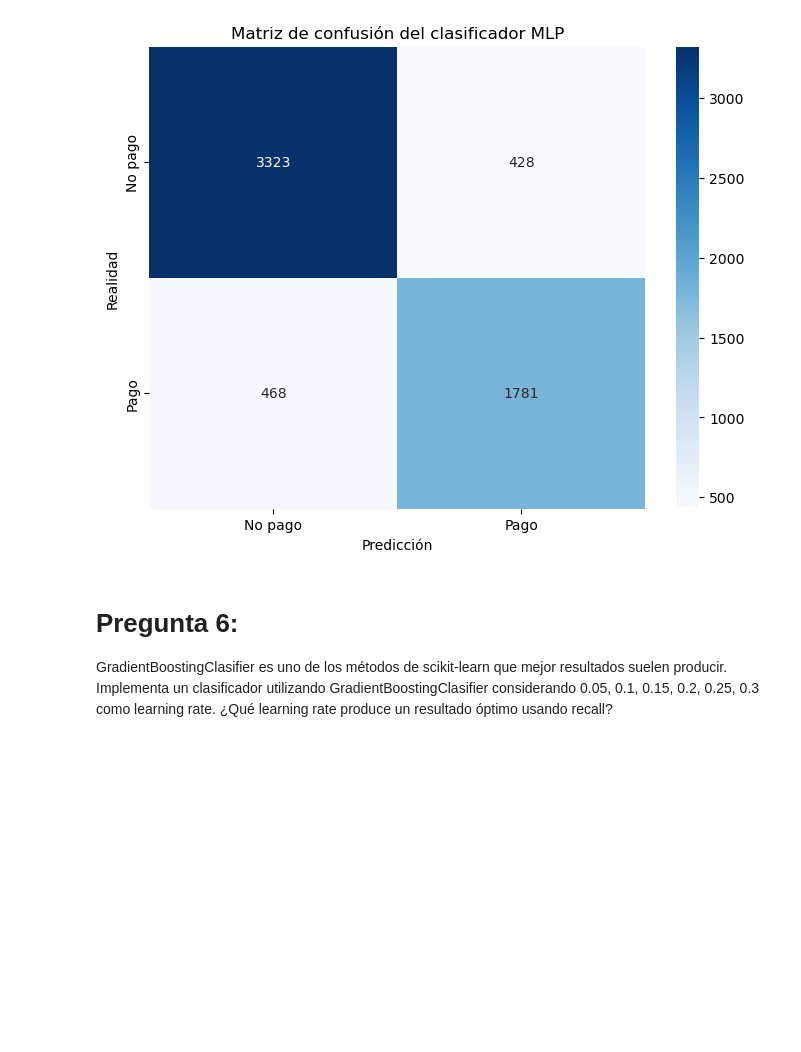
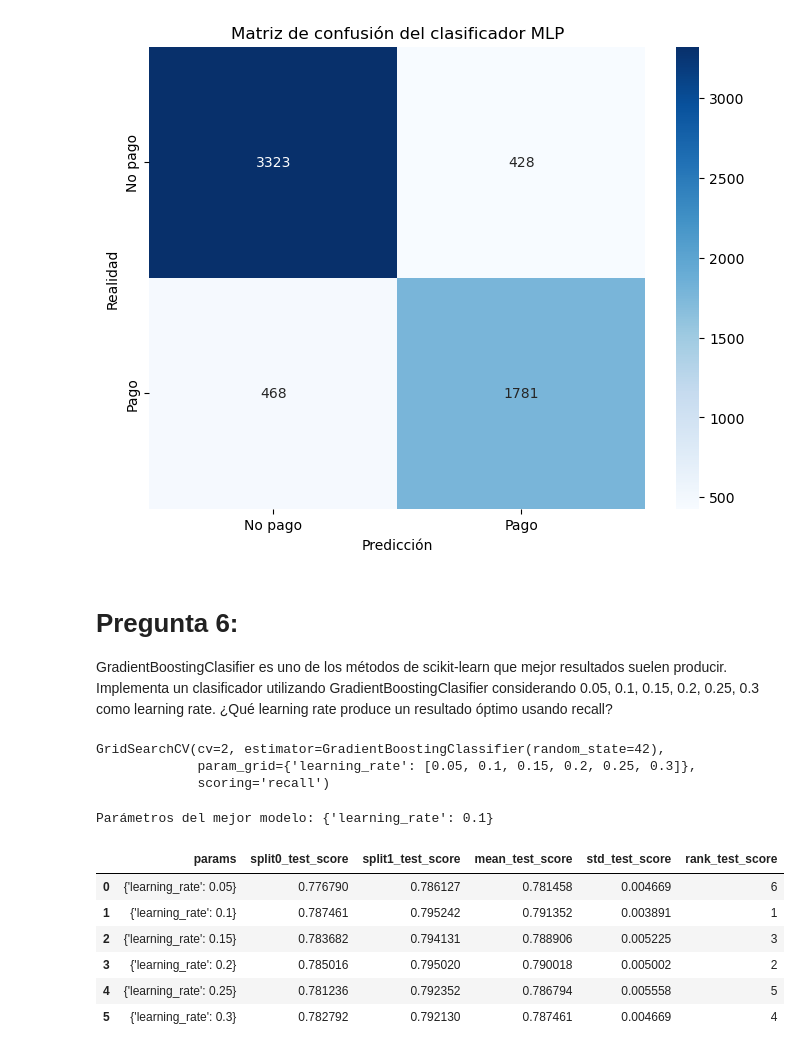
Before and after one commit to MillerQuintero2001/ARISA_Project_Data_Science, a Jupyter notebook: Project/Ejercicio 1 - BASICO.ipynb, the cells around one changed output. Saved outputs shown, nothing was run; the diff lists cells and outputs as text; code cells hidden in the pictures; blank space fills up the shorter version.

```diff
--- a/Project/Ejercicio 1 - BASICO.ipynb
+++ b/Project/Ejercicio 1 - BASICO.ipynb
@@ -788,3 +805,38 @@ Matriz de confusión del clasificador MLP:
 # %% [markdown]
 # Pregunta 6:
 GradientBoostingClasifier es uno de los métodos de scikit-learn que mejor resultados suelen producir. Implementa un clasificador utilizando GradientBoostingClasifier considerando 0.05, 0.1, 0.15, 0.2, 0.25, 0.3 como learning rate. ¿Qué learning rate produce un resultado óptimo usando recall?
+# %%
+# Importamos el Gradient Boosting Classifier
+from sklearn.ensemble import GradientBoostingClassifier
+
+# Definimos el diccionario de parámetros para el GridSearchCV
+param_grid = {
+    'learning_rate': [0.05, 0.1, 0.15, 0.2, 0.25, 0.3],
+}
+
+# Creamos el clasificador Gradient Boosting
+gb = GradientBoostingClassifier(random_state = 42)
+# Creamos el objeto GridSearchCV optimizando la métrica de 'recall' y con 2 folds por coste computacional
+grid = GridSearchCV(gb, param_grid, cv=2, scoring='recall')
+"""Ajustamos el modelo con los datos de entrenamiento sin escalar, ya que el Gradient Boosting
+no necesita normalización, al ser un modelo basado en árboles de decisión"""
+grid.fit(x_train, y_train)
+# %% [output]
+GridSearchCV(cv=2, estimator=GradientBoostingClassifier(random_state=42),
+             param_grid={'learning_rate': [0.05, 0.1, 0.15, 0.2, 0.25, 0.3]},
+             scoring='recall')
+# %%
+# Obtenemos el informe de los modelos y lo convertimos a un dataframe
+grid_results = pd.DataFrame(grid.cv_results_).iloc[:,5:]
+top_parameters = grid.best_params_
+print("Parámetros del mejor modelo:", top_parameters)
+grid_results
+# %% [output]
+Parámetros del mejor modelo: {'learning_rate': 0.1}
+|  | params | split0_test_score | split1_test_score | mean_test_score | std_test_score | rank_test_score |
+| 0 | {'learning_rate': 0.05} | 0.776790 | 0.786127 | 0.781458 | 0.004669 | 6 |
+| 1 | {'learning_rate': 0.1} | 0.787461 | 0.795242 | 0.791352 | 0.003891 | 1 |
+| 2 | {'learning_rate': 0.15} | 0.783682 | 0.794131 | 0.788906 | 0.005225 | 3 |
+| 3 | {'learning_rate': 0.2} | 0.785016 | 0.795020 | 0.790018 | 0.005002 | 2 |
+| 4 | {'learning_rate': 0.25} | 0.781236 | 0.792352 | 0.786794 | 0.005558 | 5 |
+| 5 | {'learning_rate': 0.3} | 0.782792 | 0.792130 | 0.787461 | 0.004669 | 4 |
```
Also changed, not shown: parts of 22 cells of this notebook.
